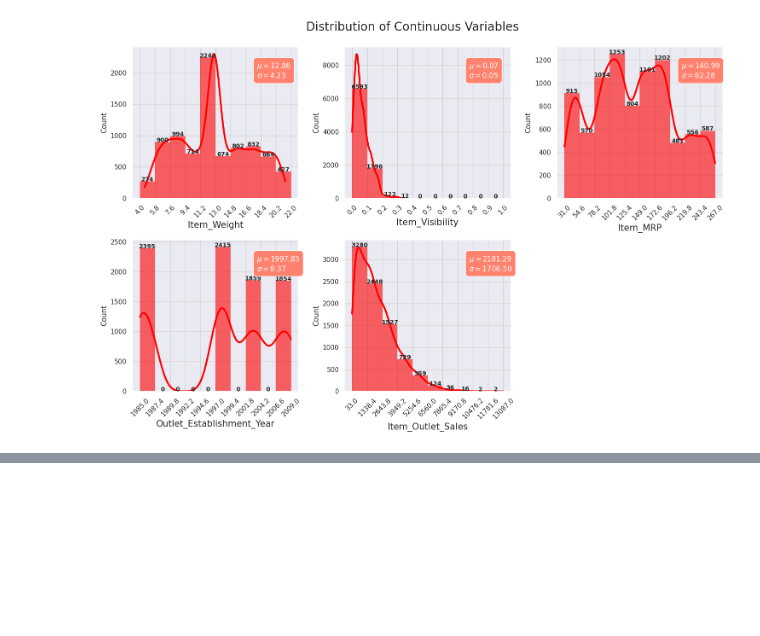
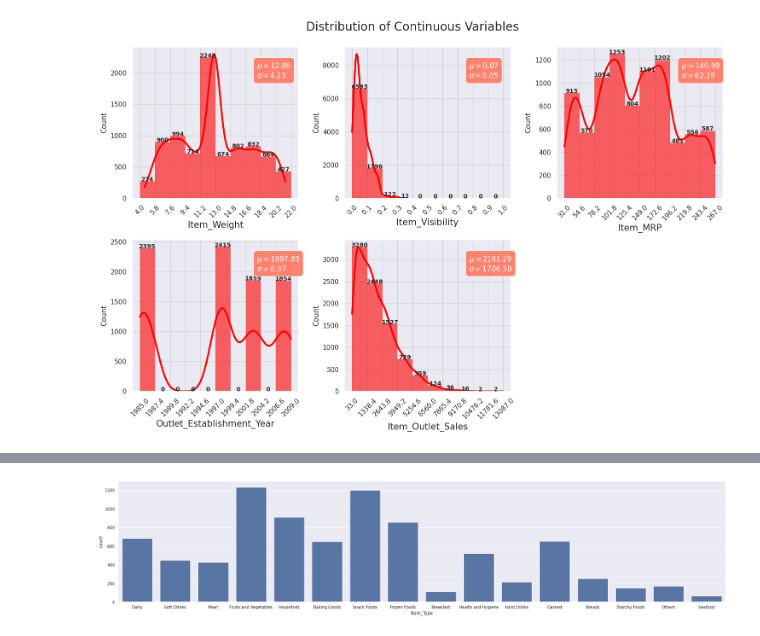
Before and after one commit to hkumi/Be12pp-simulation, a Jupyter notebook: Project_12__Big_Mart_Sales.ipynb, the cells around one changed output, grey strips where cells are left out. Saved outputs shown, nothing was run; the diff lists cells and outputs as text; code cells hidden in the pictures; blank space fills up the shorter version.

```diff
--- a/Project_12__Big_Mart_Sales.ipynb
+++ b/Project_12__Big_Mart_Sales.ipynb
@@ -272,0 +285,6 @@ plt.show()
+# %%
+plt.figure(figsize=(30,6))
+sns.countplot(x ='Item_Type',data=train_dataset)
+plt.show()
+# %% [output]
+[figure, added]
```
Also changed, not shown: parts of 25 cells of this notebook.
